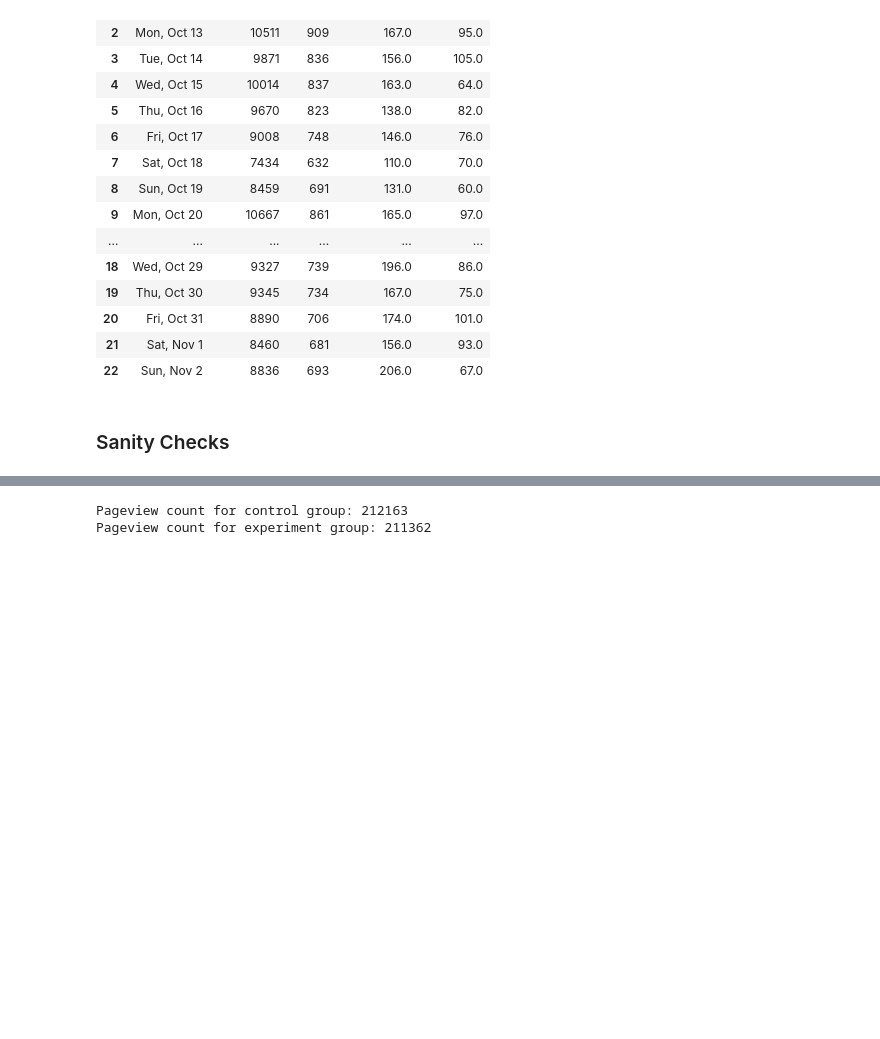
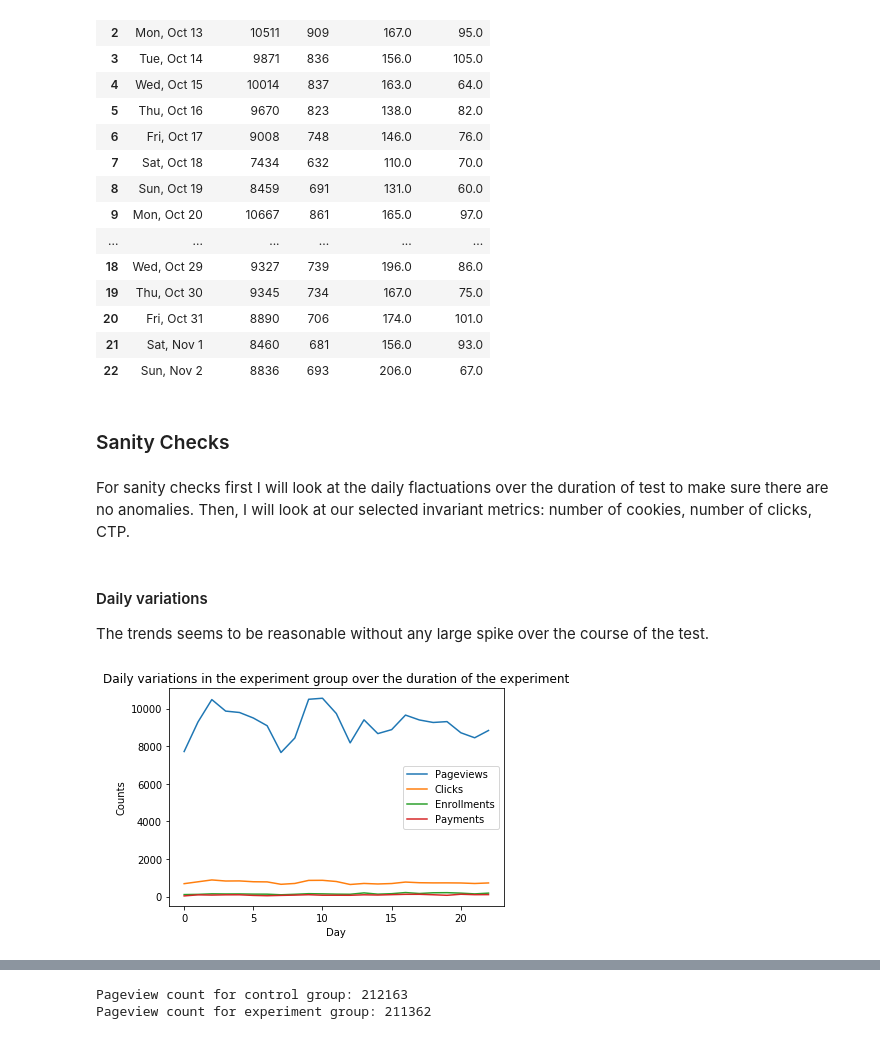
Before and after one commit to Mahshidxyz/A-B-Testing, a Jupyter notebook: A_B_testing.ipynb, the cells around one changed output, grey strips where cells are left out. Drawn from its saved outputs; the diff is of its cells as text; code cells hidden in the pictures; blank space fills up the shorter version.

```diff
--- a/A_B_testing.ipynb
+++ b/A_B_testing.ipynb
@@ -224,3 +226,8 @@ control
 | 22 | Sun, Nov 2 | 8836 | 693 | 206.0 | 67.0 |
 # %% [markdown]
 ### Sanity Checks
+# %% [markdown]
+For sanity checks first I will look at the daily flactuations over the duration of test to make sure there are no anomalies. Then, I will look at our selected invariant metrics: number of cookies, number of clicks, CTP.
+# %% [markdown]
+#### Daily variations
+The trends seems to be reasonable without any large spike over the course of the test.
@@ -226,0 +240,7 @@ control
+# %%
+_ = experiment.plot()
+_ = plt.title('Daily variations in the experiment group over the duration of the experiment')
+_ = plt.xlabel('Day')
+_ = plt.ylabel('Counts')
+# %% [output]
+[figure, added]
```
Also changed, not shown: parts of 19 cells of this notebook, 2 other files.
